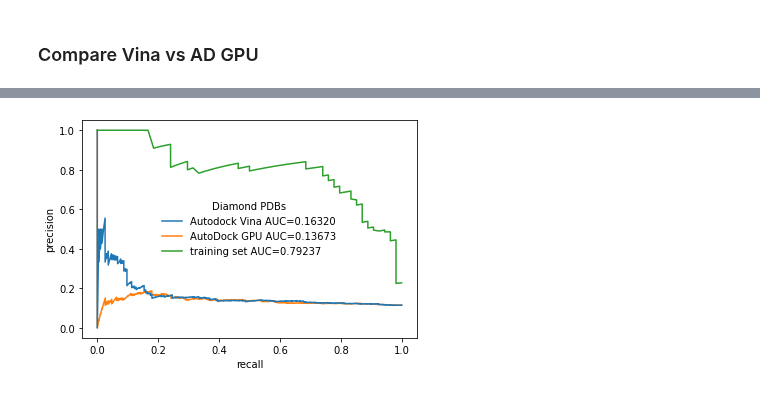
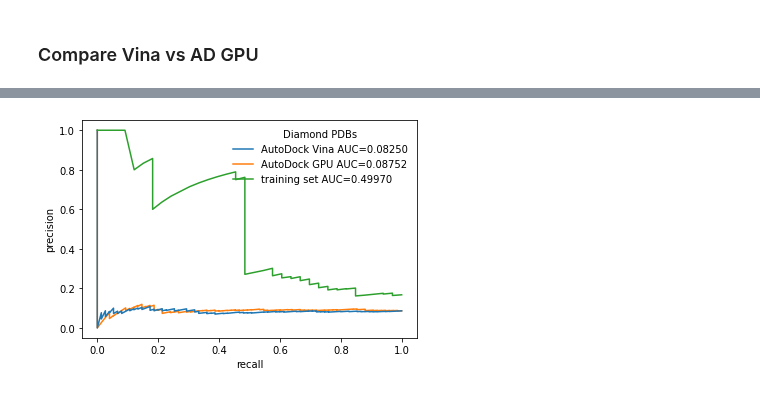
Before and after one commit to jglaser/gigadocking_notebooks, a Jupyter notebook: ML.ipynb, the cells around one changed output, grey strips where cells are left out. Saved outputs shown, nothing was run; the diff lists cells and outputs as text; code cells hidden in the pictures.

```diff
--- a/ML.ipynb
+++ b/ML.ipynb
@@ -778,30 +804,36 @@ ORDER BY xgb_score DESC
 # %%
 from sklearn.metrics import precision_recall_curve
 import matplotlib.pyplot as plt
 thresh = 5
 yr = df_xgboost_vina.f_avg_IC50 < thresh
+yr = df_xgboost_vina.f_inhibition_at_20_uM > 50
+
 p, r, _ = precision_recall_curve(yr, df_xgboost_vina.xgb_score)
 auc = np.trapz(p[::-1],r[::-1])
 fig, ax = plt.subplots()
-ax.plot(r,p,label='Autodock Vina AUC={:.5f}'.format(auc),zorder=1)
+ax.plot(r,p,label='AutoDock Vina AUC={:.5f}'.format(auc),zorder=1)
 
 
 yr = df_xgboost_adgpu.f_avg_IC50 < thresh
+yr = df_xgboost_adgpu.f_inhibition_at_20_uM > 50
+
 p, r, _ = precision_recall_curve(yr, df_xgboost_adgpu.xgb_score)
 auc = np.trapz(p[::-1],r[::-1])
 ax.plot(r,p,label='AutoDock GPU AUC={:.5f}'.format(auc),zorder=0)
 
 yr = df_xgboost_diamond.f_avg_IC50 < thresh
+yr = df_xgboost_diamond.f_inhibition_at_20_uM > 50
+
 p, r, _ = precision_recall_curve(yr, df_xgboost_diamond.xgb_score)
 auc = np.trapz(p[::-1],r[::-1])
 ax.plot(r,p,label='training set AUC={:.5f}'.format(auc))
 
 ax.set_xlabel('recall')
 ax.set_ylabel('precision')
 ax.legend(frameon=False,title='Diamond PDBs')
 fig.savefig('auc_min.pdf')
 # %% [output]
-[figure, old version]
+[figure, new version]
 # %%
 from google.colab import files
 files.download('auc_min.pdf')
```
Also changed, not shown: parts of 28 cells of this notebook.
